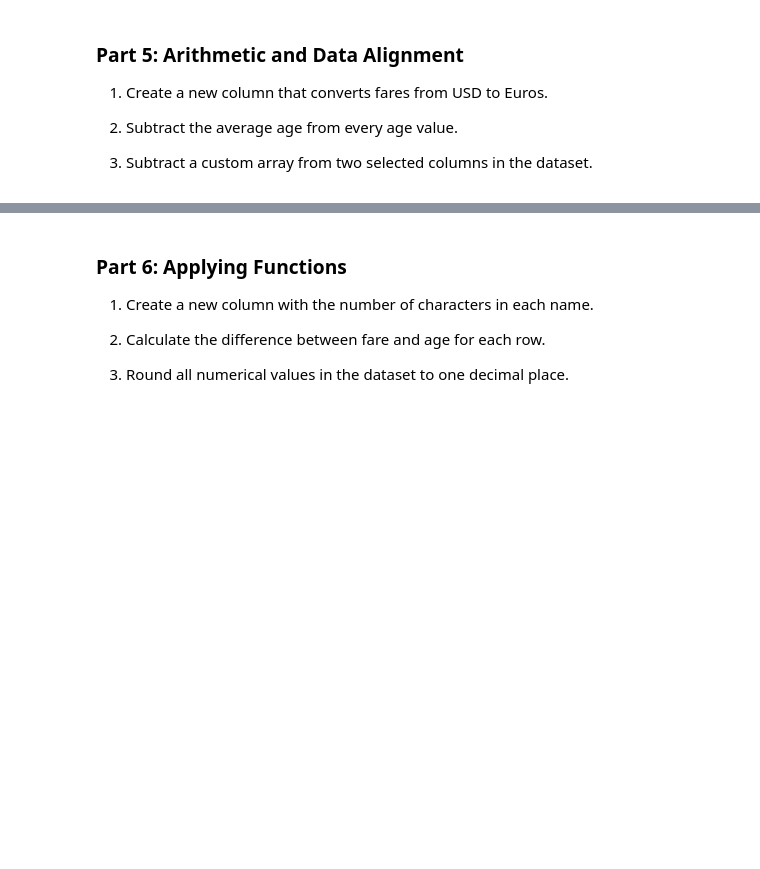
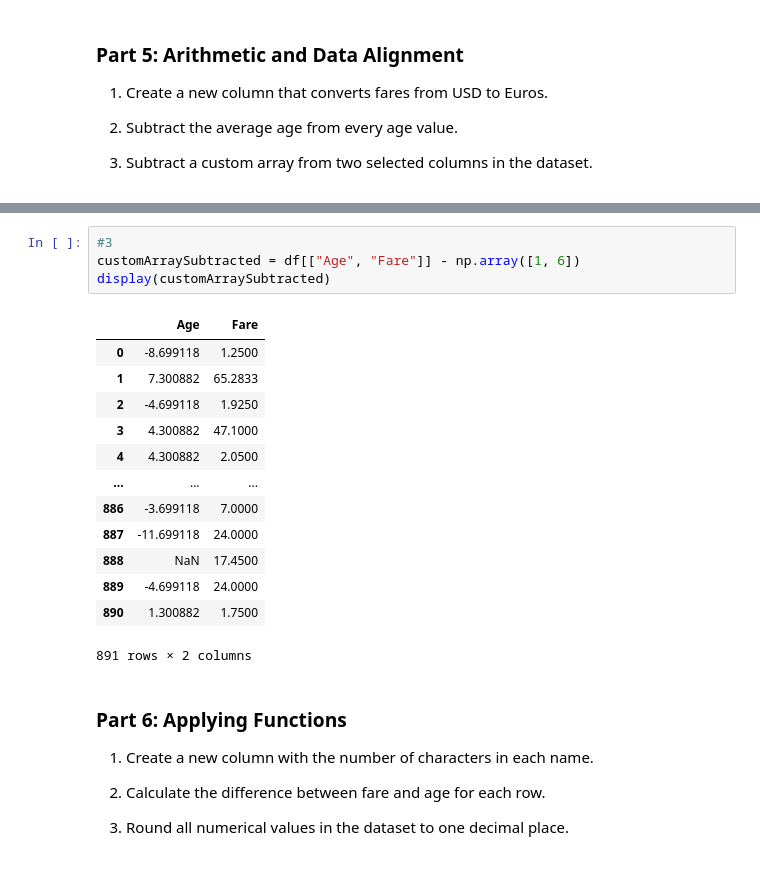
Before and after one commit to zlwym/IAT461-lab01-introduction, a Jupyter notebook: LabTask01.ipynb, the cells around one changed output, grey strips where cells are left out. Cells and saved outputs as stored; diff of their text form; blank space fills up the shorter version.

```diff
--- a/LabTask01.ipynb
+++ b/LabTask01.ipynb
@@ -315,3 +333,21 @@ display(df)
+# %%
+#3
+customArraySubtracted = df[["Age", "Fare"]] - np.array([1, 6])
+display(customArraySubtracted)
+# %% [output]
+|  | Age | Fare |
+| 0 | -8.699118 | 1.2500 |
+| 1 | 7.300882 | 65.2833 |
+| 2 | -4.699118 | 1.9250 |
+| 3 | 4.300882 | 47.1000 |
+| 4 | 4.300882 | 2.0500 |
+| ... | ... | ... |
+| 886 | -3.699118 | 7.0000 |
+| 887 | -11.699118 | 24.0000 |
+| 888 | NaN | 17.4500 |
+| 889 | -4.699118 | 24.0000 |
+| 890 | 1.300882 | 1.7500 |
+891 rows × 2 columns
 # %% [markdown]
 ### Part 6: Applying Functions ###
 
```
Also changed, not shown: parts of 2 cells of this notebook.
